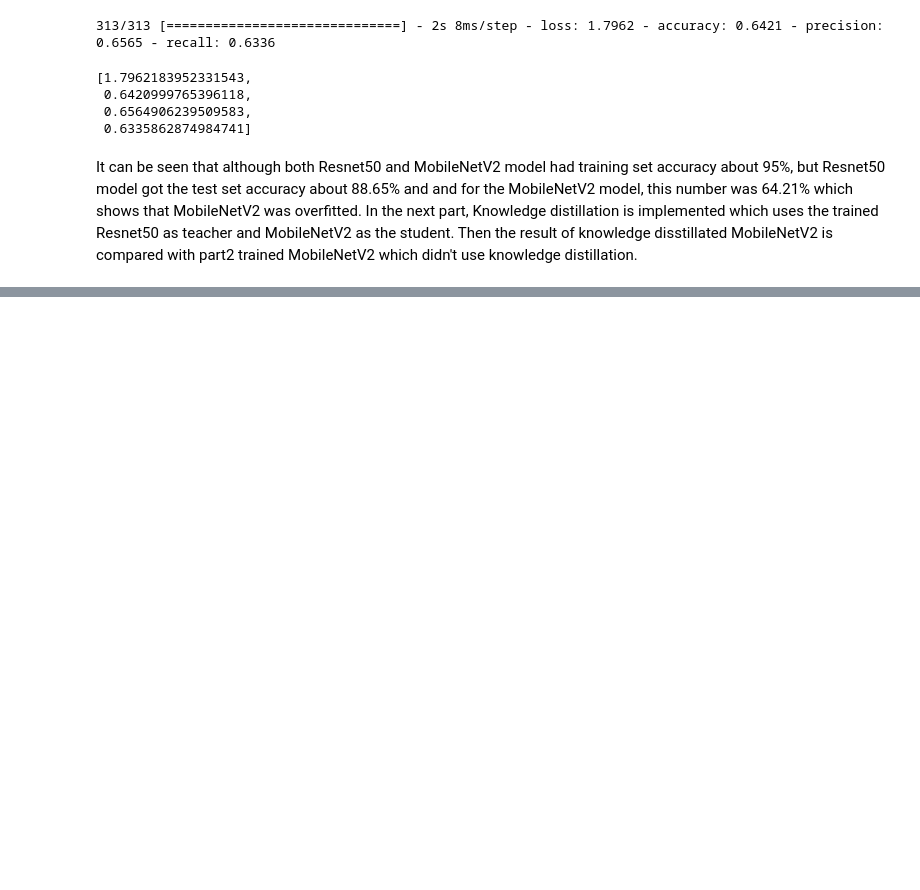
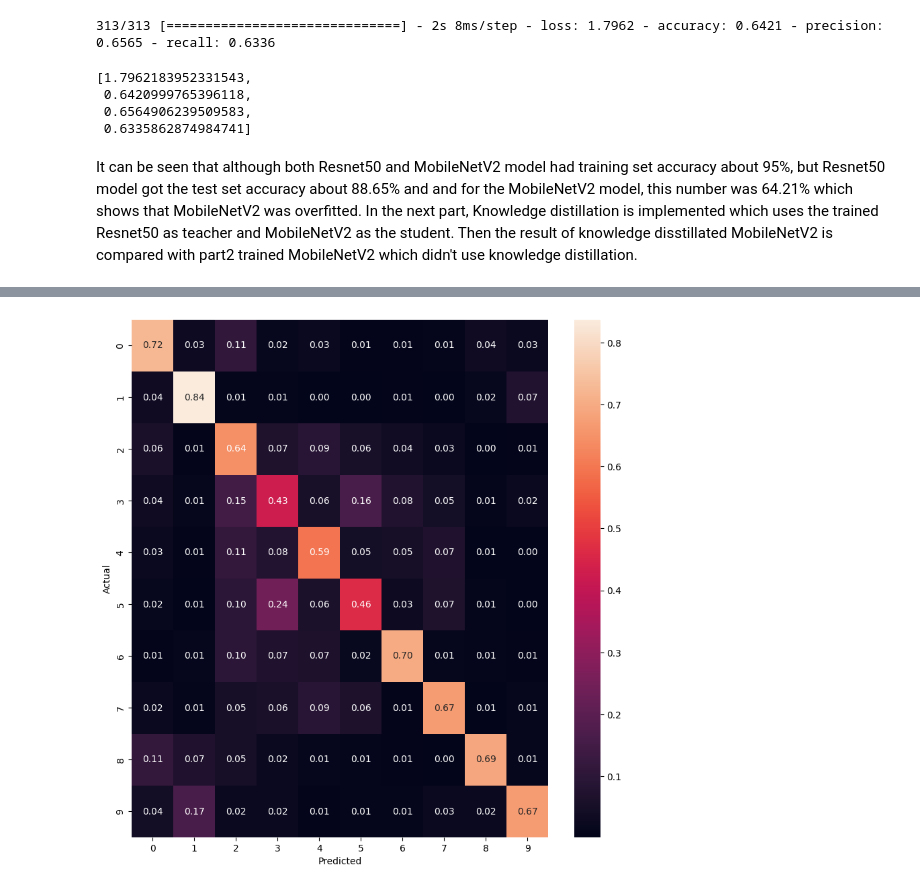
Before and after one commit to Mohammad-Amin-Jenadele/knowledge-distillation-CIFAR10, a Jupyter notebook: main.ipynb, the cells around one changed output, grey strips where cells are left out. Cells and saved outputs as stored; diff of their text form; code cells hidden in the pictures; blank space fills up the shorter version.

Commit message:
Finished Knowledge distillation

```diff
--- a/main.ipynb
+++ b/main.ipynb
@@ -234,0 +211,2 @@ It can be seen that although both Resnet50 and MobileNetV2 model had training se
+# %%
+teacher = load_model('/content/drive/MyDrive/customized_resnet_model.h5', custom_objects = {'precision' : precision, 'recall' : recall})
@@ -234,0 +226,14 @@ It can be seen that although both Resnet50 and MobileNetV2 model had training se
+# %%
+# callbacks
+# Earlystopping callback
+early_stopping = keras.callbacks.EarlyStopping(monitor='val_accuracy', patience=20, verbose=1, restore_best_weights=True) # Early stopping callback
+# %%
+distillator = Distillator(teacher=teacher, student=student,  alpha=alpha, temperature=temperature)
+distillator.compile(
+    optimizer= keras.optimizers.Adam(learning_rate = 3e-4),
+    metrics=['accuracy', precision, recall],
+    student_loss=CategoricalCrossentropy(),
+    distillation_loss=CategoricalCrossentropy()
+)
+# %%
+distillator.fit(x_train, y_train, epochs=20, batch_size=64, validation_data=(x_val, y_val) , callbacks=[early_stopping])
@@ -234,0 +261,4 @@ It can be seen that although both Resnet50 and MobileNetV2 model had training se
+# %%
+# Plotting the confusion matrix
+plot_confusion_matrix(distillator.student ,x_test , y_test)
+# %% [output]
@@ -234,0 +266 @@ It can be seen that although both Resnet50 and MobileNetV2 model had training se
+[figure, added]
```
Also changed, not shown: parts of 17 cells of this notebook.
